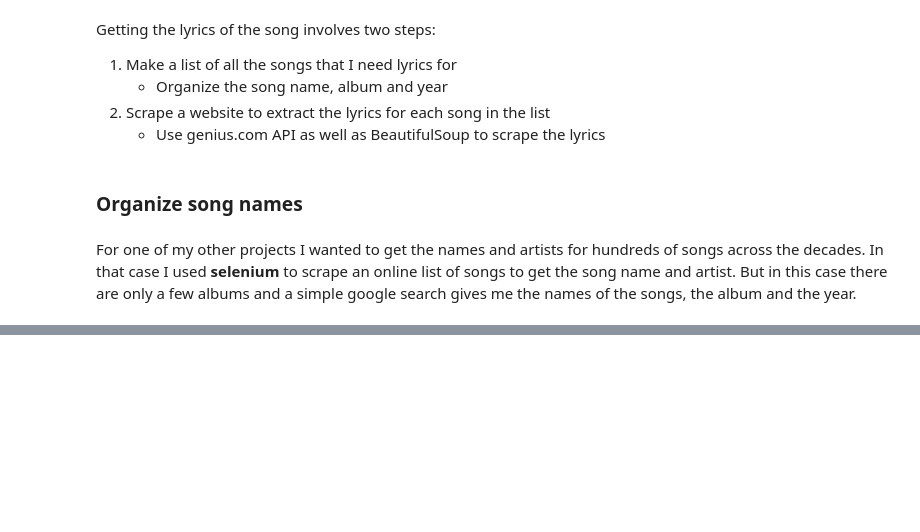
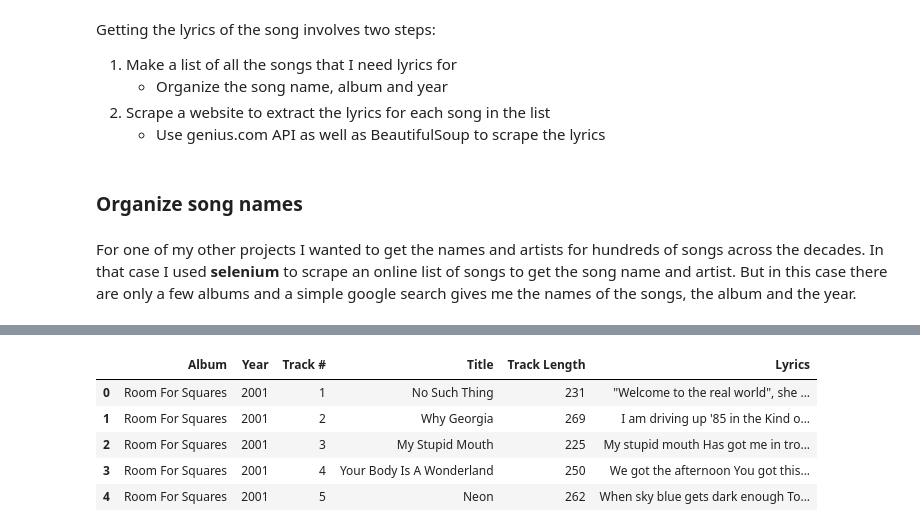
Before and after one commit to numalj/John-Mayer-Lyrics-Analysis, a Jupyter notebook: John-Mayer-Lyrics-Analysis.ipynb, the cells around one changed output, grey strips where cells are left out. Cells and saved outputs as stored; diff of their text form; code cells hidden in the pictures; blank space fills up the shorter version.

```diff
--- a/John-Mayer-Lyrics-Analysis.ipynb
+++ b/John-Mayer-Lyrics-Analysis.ipynb
@@ -59,0 +71,16 @@ import pandas as pd
+# %%
+# Convert Track length into seconds
+import datetime
+import time
+
+def convert_to_seconds(track_len):
+    #ftr = [3600,60,1]
+    #return sum([a*b for a,b in zip(ftr, map(int,timestr.split(':')))])
+    time_obj = time.strptime(track_len.split(',')[0],'%M:%S')
+    return time_obj.tm_min*60+time_obj.tm_sec
+
+convert_t = lambda x: convert_to_seconds(x)
+# %%
+#discography_clean['Lyrics'] = pd.DataFrame(discography_clean.Lyrics.apply(round2))
+discography_df_raw['Track Length'] = pd.DataFrame(discography_df_raw['Track Length'].apply(convert_t))
+discography_df_raw.head()
@@ -59,0 +188,10 @@ import pandas as pd
+# %%
+# Use API to find lyrics page and scrape lyrics for each song using BeautifulSoup
+
+# creating a blank series
+lyrics = pd.Series([])
+
+for i,title in enumerate(discography_df_raw['Title']):
+    song_url = request_song_url(title+" John Mayer")
+    song_lyrics = scrape_song_lyrics(song_url)
+    lyrics[i]=song_lyrics
@@ -59,0 +280,9 @@ import pandas as pd
+# %%
+discography_df_raw.head()
+# %% [output]
+|  | Album | Year | Track # | Title | Track Length | Lyrics |
+| 0 | Room For Squares | 2001 | 1 | No Such Thing | 231 | "Welcome to the real world", she ... |
+| 1 | Room For Squares | 2001 | 2 | Why Georgia | 269 | I am driving up '85 in the Kind o... |
+| 2 | Room For Squares | 2001 | 3 | My Stupid Mouth | 225 | My stupid mouth Has got me in tro... |
+| 3 | Room For Squares | 2001 | 4 | Your Body Is A Wonderland | 250 | We got the afternoon You got this... |
+| 4 | Room For Squares | 2001 | 5 | Neon | 262 | When sky blue gets dark enough To... |
```
Also changed, not shown: parts of 35 cells of this notebook.
